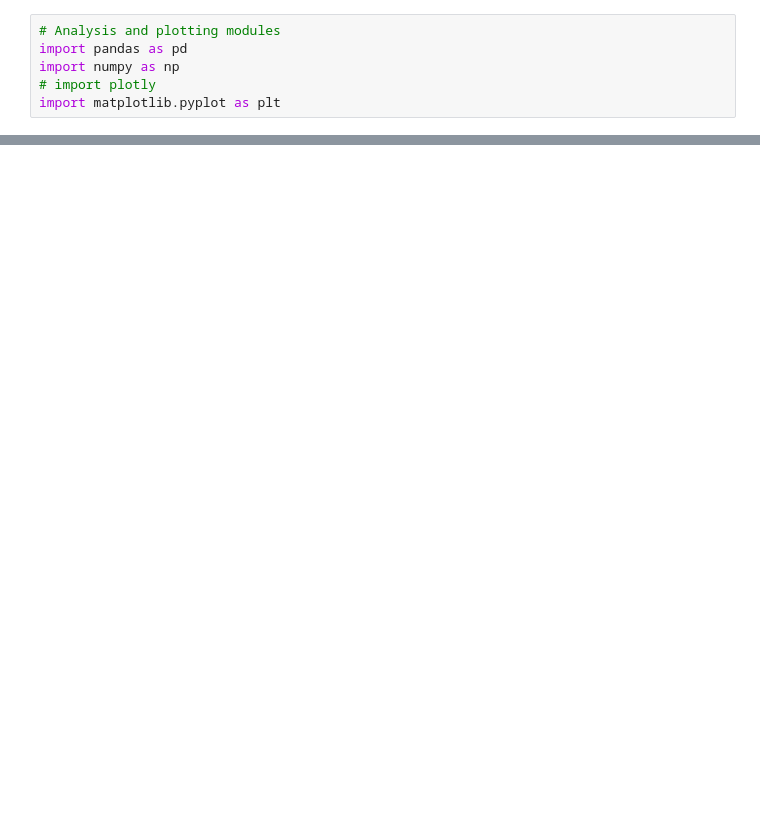
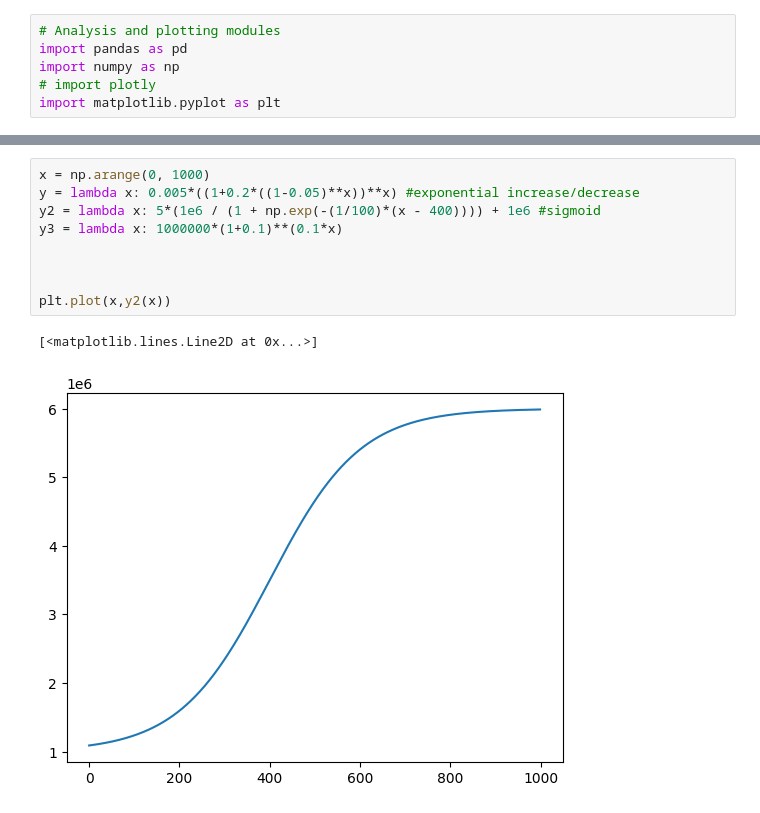
Before and after one commit to phacker3/playground, a Jupyter notebook: Oceanmodel/run.ipynb, the cells around one changed output, grey strips where cells are left out. Drawn from its saved outputs; the diff is of its cells as text; blank space fills up the shorter version.

```diff
--- a/Oceanmodel/run.ipynb
+++ b/Oceanmodel/run.ipynb
@@ -225,0 +179,12 @@ Asset b6b994e4-6737-49a2-b2fb-8a83829224aa
+# %%
+x = np.arange(0, 1000)
+y = lambda x: 0.005*((1+0.2*((1-0.05)**x))**x) #exponential increase/decrease
+y2 = lambda x: 5*(1e6 / (1 + np.exp(-(1/100)*(x - 400)))) + 1e6 #sigmoid
+y3 = lambda x: 1000000*(1+0.1)**(0.1*x)
+
+
+
+plt.plot(x,y2(x))
+# %% [output]
+[<matplotlib.lines.Line2D at 0x...>]
+[figure, added]
```
Also changed, not shown: parts of 17 cells of this notebook, 5 other files.
